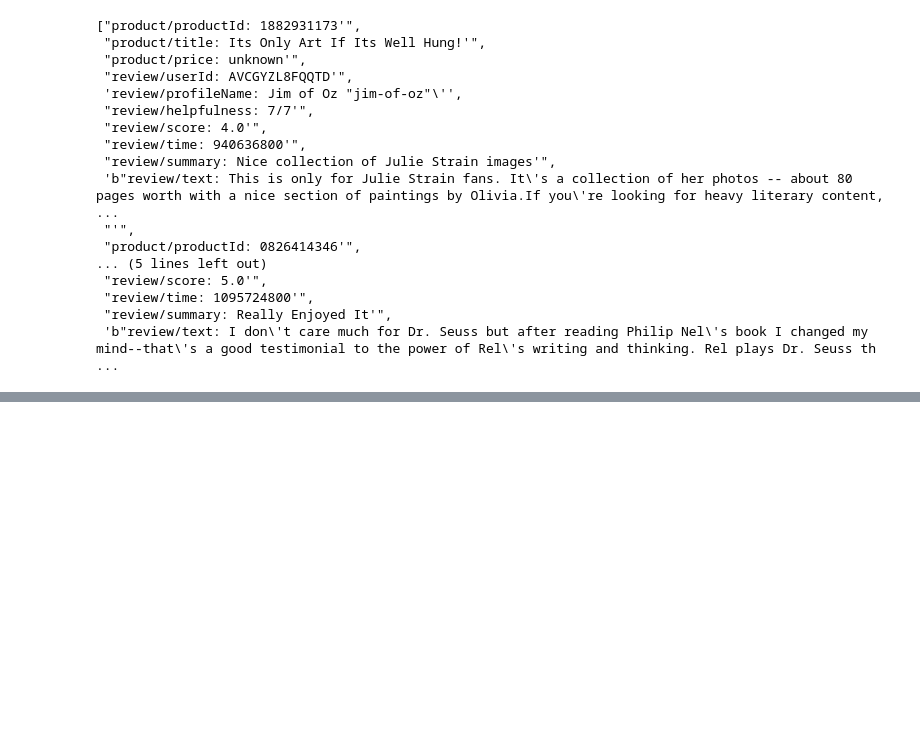
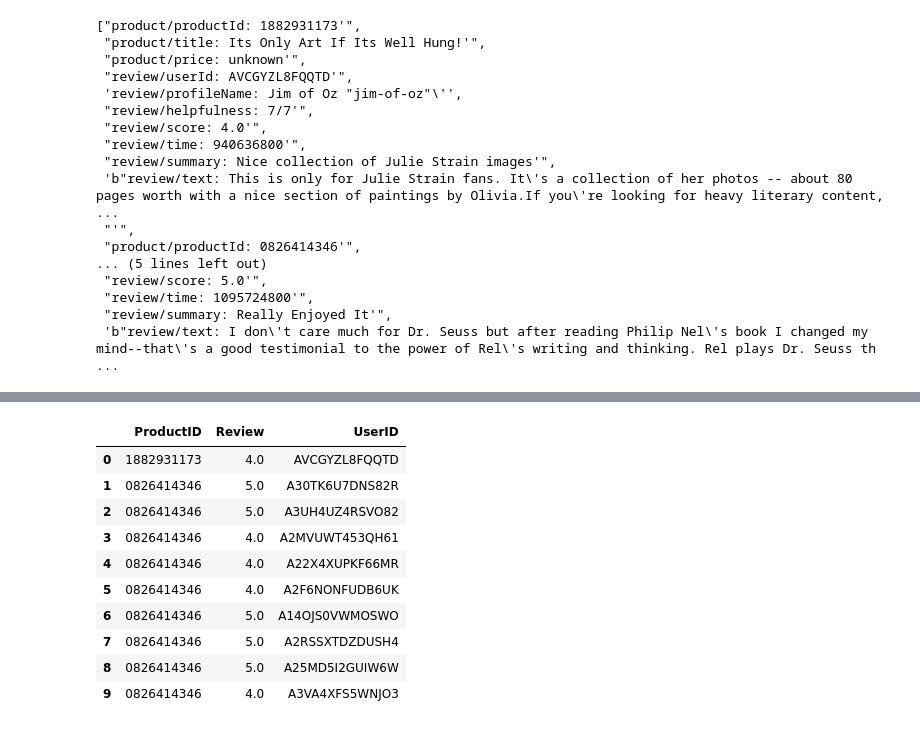
Before and after one commit to ravichikkam/Amazon-Recommender-System, a Jupyter notebook: test_recommender.ipynb, the cells around one changed output, grey strips where cells are left out. Saved outputs shown, nothing was run; the diff lists cells and outputs as text; code cells hidden in the pictures; blank space fills up the shorter version.

```diff
--- a/test_recommender.ipynb
+++ b/test_recommender.ipynb
@@ -131,0 +117,16 @@ data_list[:10]
+# %%
+data_df.columns = ["ProductID", "Review","UserID"]
+data_df["Review"] = data_df["Review"].astype('float64')
+data_df.head(10)
+# %% [output]
+|  | ProductID | Review | UserID |
+| 0 | 1882931173 | 4.0 | AVCGYZL8FQQTD |
+| 1 | 0826414346 | 5.0 | A30TK6U7DNS82R |
+| 2 | 0826414346 | 5.0 | A3UH4UZ4RSVO82 |
+| 3 | 0826414346 | 4.0 | A2MVUWT453QH61 |
+| 4 | 0826414346 | 4.0 | A22X4XUPKF66MR |
+| 5 | 0826414346 | 4.0 | A2F6NONFUDB6UK |
+| 6 | 0826414346 | 5.0 | A14OJS0VWMOSWO |
+| 7 | 0826414346 | 5.0 | A2RSSXTDZDUSH4 |
+| 8 | 0826414346 | 5.0 | A25MD5I2GUIW6W |
+| 9 | 0826414346 | 4.0 | A3VA4XFS5WNJO3 |
```
Also changed, not shown: parts of 14 cells of this notebook.
